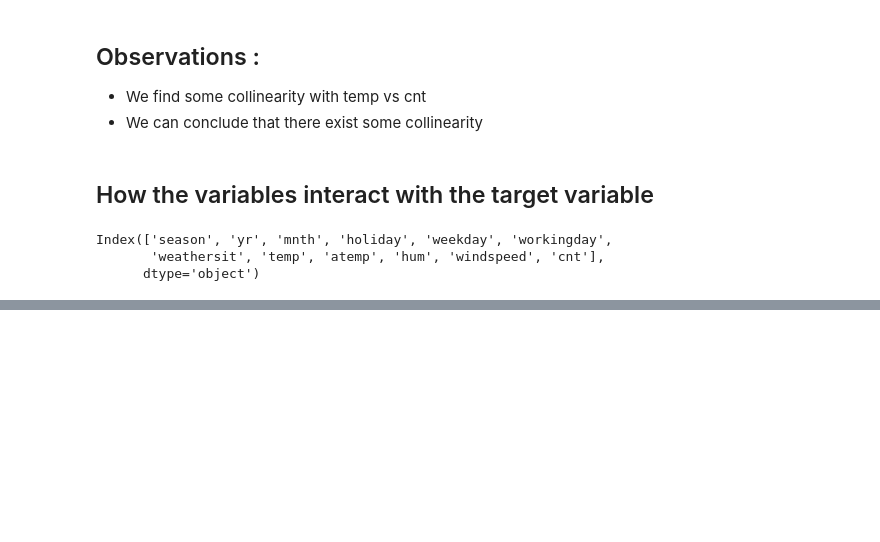
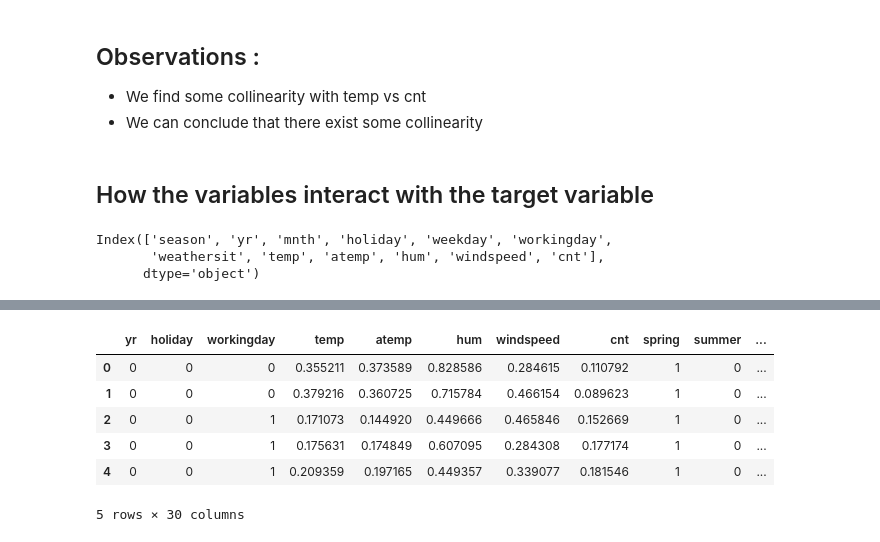
Before and after one commit to basil-16/BikeSharingAssignment, a Jupyter notebook: BikeSharing.ipynb, the cells around one changed output, grey strips where cells are left out. Saved outputs shown, nothing was run; the diff lists cells and outputs as text; code cells hidden in the pictures; blank space fills up the shorter version.

```diff
--- a/BikeSharing.ipynb
+++ b/BikeSharing.ipynb
@@ -368,0 +520,2 @@ data.head()
+# %%
+scaler = MinMaxScaler()
@@ -368,0 +532,16 @@ data.head()
+# %%
+# cols_to_scale = ["temp", "atemp", "hum", "windspeed"]
+
+cols_to_scale = ["temp", "atemp", "hum", "windspeed", "cnt"]
+
+data1[cols_to_scale] = scaler.fit_transform(data1[cols_to_scale])
+# %%
+data1.head()
+# %% [output]
+|  | yr | holiday | workingday | temp | atemp | hum | windspeed | cnt | spring | summer | ... |
+| 0 | 0 | 0 | 0 | 0.355211 | 0.373589 | 0.828586 | 0.284615 | 0.110792 | 1 | 0 | ... |
+| 1 | 0 | 0 | 0 | 0.379216 | 0.360725 | 0.715784 | 0.466154 | 0.089623 | 1 | 0 | ... |
+| 2 | 0 | 0 | 1 | 0.171073 | 0.144920 | 0.449666 | 0.465846 | 0.152669 | 1 | 0 | ... |
+| 3 | 0 | 0 | 1 | 0.175631 | 0.174849 | 0.607095 | 0.284308 | 0.177174 | 1 | 0 | ... |
+| 4 | 0 | 0 | 1 | 0.209359 | 0.197165 | 0.449357 | 0.339077 | 0.181546 | 1 | 0 | ... |
+5 rows × 30 columns
```
Also changed, not shown: parts of 42 cells of this notebook.
